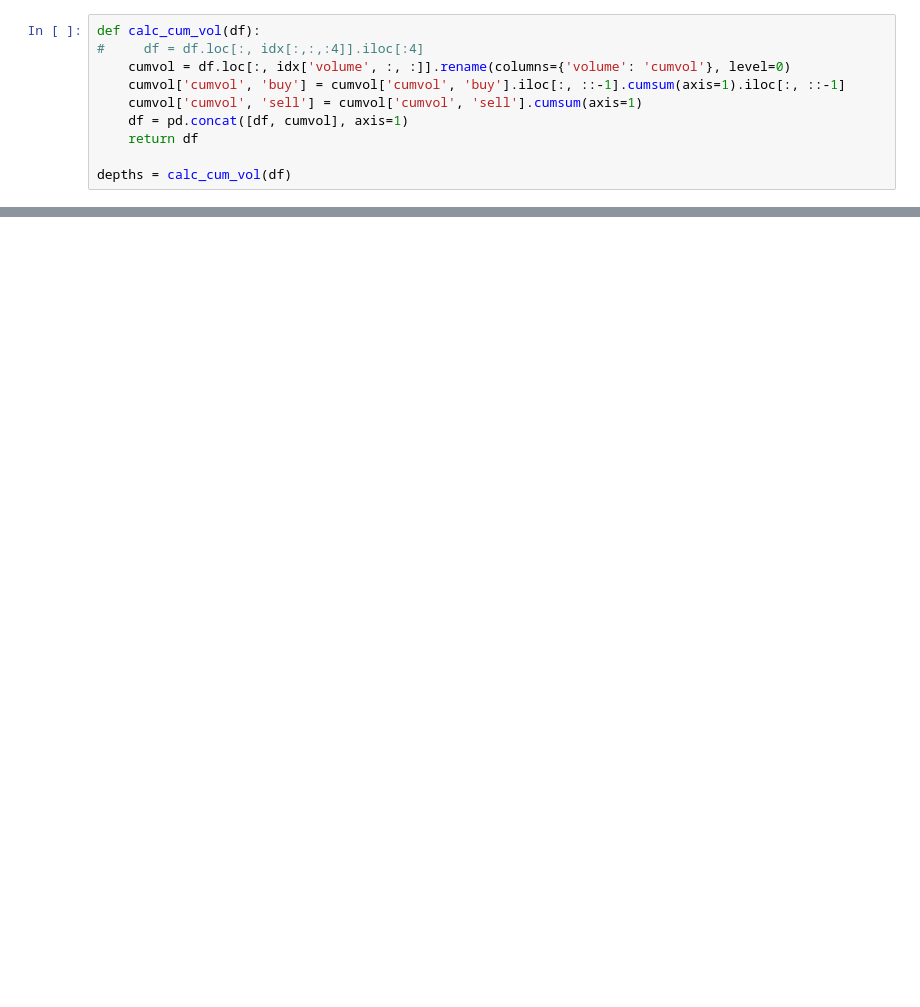
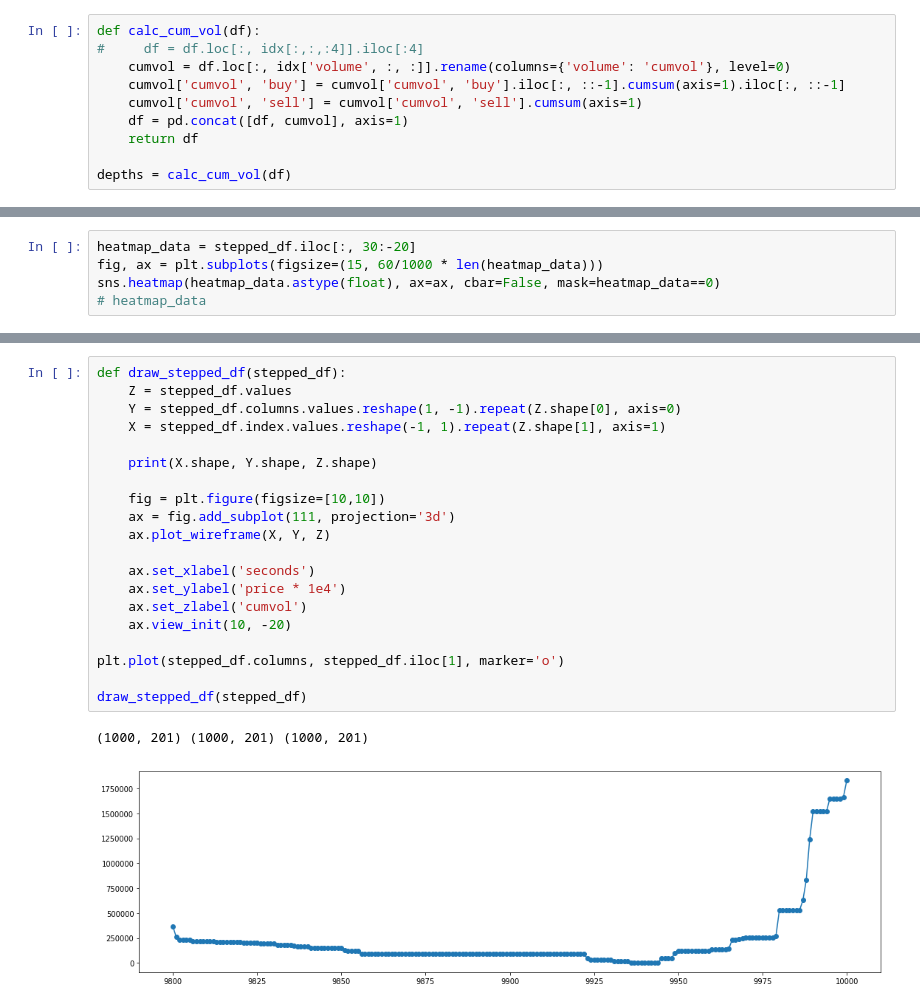
Before and after one commit to anatol-grabowski/kraken-data-collector, a Jupyter notebook: analyzer/depth.ipynb, the cells around one changed output, grey strips where cells are left out. Saved outputs shown, nothing was run; the diff lists cells and outputs as text; blank space fills up the shorter version.

```diff
--- a/analyzer/depth.ipynb
+++ b/analyzer/depth.ipynb
@@ -88,0 +157,5 @@ ValueError: Wrong number of items passed 2, placement implies 1
+# %%
+heatmap_data = stepped_df.iloc[:, 30:-20]
+fig, ax = plt.subplots(figsize=(15, 60/1000 * len(heatmap_data)))
+sns.heatmap(heatmap_data.astype(float), ax=ax, cbar=False, mask=heatmap_data==0)
+# heatmap_data
@@ -88,0 +242,23 @@ ValueError: Wrong number of items passed 2, placement implies 1
+# %%
+def draw_stepped_df(stepped_df):
+    Z = stepped_df.values
+    Y = stepped_df.columns.values.reshape(1, -1).repeat(Z.shape[0], axis=0)
+    X = stepped_df.index.values.reshape(-1, 1).repeat(Z.shape[1], axis=1)
+
+    print(X.shape, Y.shape, Z.shape)
+
+    fig = plt.figure(figsize=[10,10])
+    ax = fig.add_subplot(111, projection='3d')
+    ax.plot_wireframe(X, Y, Z)
+
+    ax.set_xlabel('seconds')
+    ax.set_ylabel('price * 1e4')
+    ax.set_zlabel('cumvol')
+    ax.view_init(10, -20)
+
+plt.plot(stepped_df.columns, stepped_df.iloc[1], marker='o')
+
+draw_stepped_df(stepped_df)
+# %% [output]
+(1000, 201) (1000, 201) (1000, 201)
+[figure, added]
```
Also changed, not shown: parts of 10 cells of this notebook, 7 other files.
